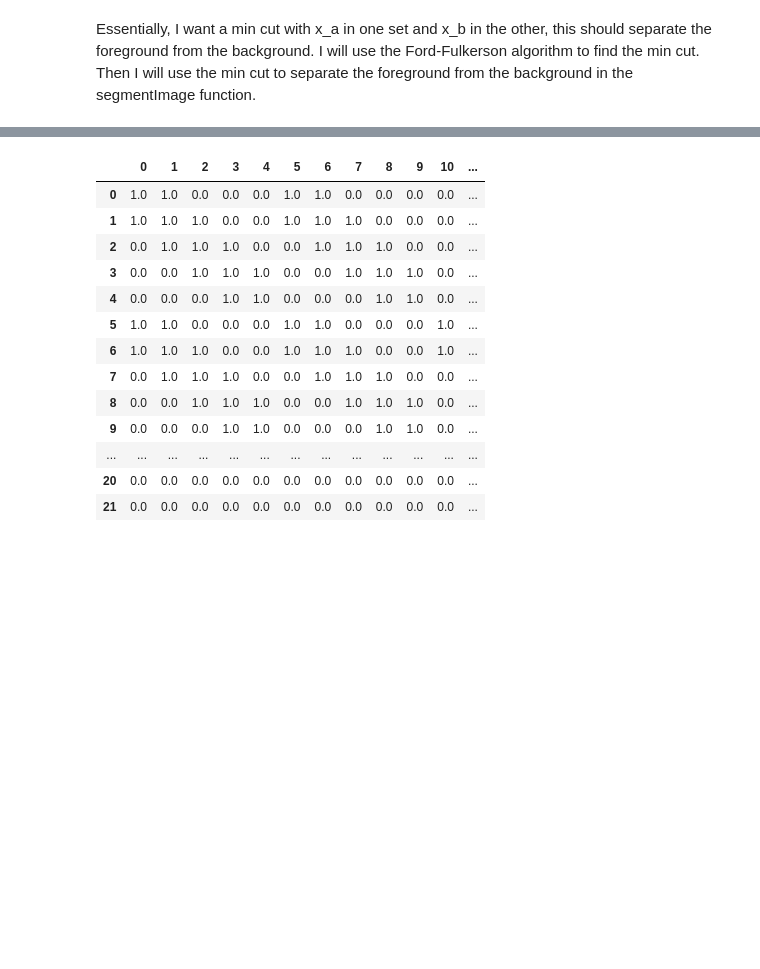
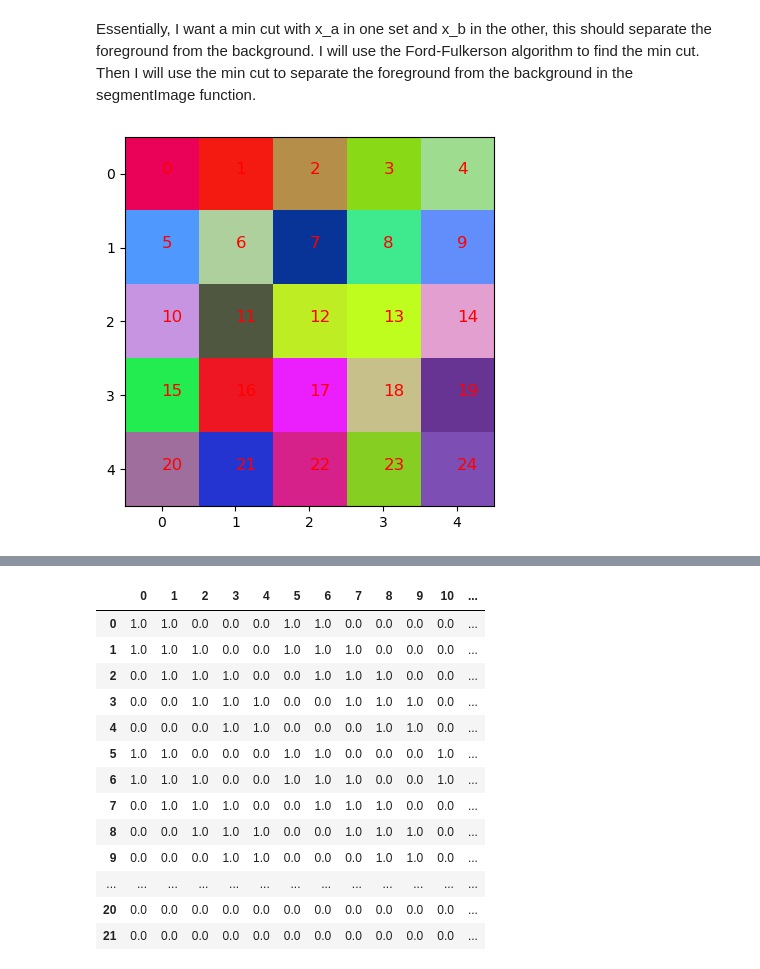
Before and after one commit to cake-dev/algo_stuff, a Jupyter notebook: Assignments/A2_FordFulkerson.ipynb, the cells around one changed output, grey strips where cells are left out. Cells and saved outputs as stored; diff of their text form; code cells hidden in the pictures; blank space fills up the shorter version.

```diff
--- a/Assignments/A2_FordFulkerson.ipynb
+++ b/Assignments/A2_FordFulkerson.ipynb
@@ -173,6 +173,8 @@ class SegmentationClass:
         source_idx = self.idx(source, N)
         sink_idx = self.idx(sink, N)
 
+        indices_max_flow = []
+
         def bfs(residual_graph, source_idx, sink_idx, parent):
             '''
             residual_graph: adjacency matrix of the residual graph
@@ -183,7 +185,7 @@ class SegmentationClass:
             returns: True if there is a path from source to sink in the residual graph
             '''
             visited = [False] * len(residual_graph) # initialize visited array
-            print(len(residual_graph))
+            # print(len(residual_graph))
             queue = []
             queue.append(source_idx) # add source to queue and mark it as visited
             visited[source_idx] = True
@@ -204,6 +206,8 @@ class SegmentationClass:
             while(s != source_idx): # find the minimum residual capacity of the edges along the path
                 path_flow = min(path_flow, graph[parent[s]][s])
                 s = parent[s] # update s to its parent
+                if s not in indices_max_flow:
+                    indices_max_flow.append(s)
 
             max_flow += path_flow # add path flow to max flow
 
@@ -213,8 +217,10 @@ class SegmentationClass:
                 graph[u][v] -= path_flow # subtract path flow from the edge
                 graph[v][u] += path_flow # add path flow to the reverse edge
                 v = parent[v] # update v to its parent
+                if v not in indices_max_flow:
+                    indices_max_flow.append(v)
 
-        return max_flow
+        return max_flow, indices_max_flow
 
     def is_reachable_from_source(self, graph, source, node):
         '''
@@ -224,21 +230,21 @@ class SegmentationClass:
 
         returns: True if node is reachable from source in the residual graph
         '''
-        # visited = [False] * len(graph) # initialize visited array
-        # visited must be a dict with keys as nodes ([x,y] coordinates) and values as True/False
         N = graph.shape[0]
         source_idx = self.idx(source, N)
         visited = [False] * N
+
+        # print(len(visited))
 
         def dfs(u):
             '''
             u: index of the node to start dfs
             Used to assist is_reachable_from_source
             '''
-            if u not in visited:
+            if visited[u] == False:
                 visited[u] = True
                 for ind, val in enumerate(graph[u]):
-                    if not visited.get(ind, False) and val > 0:
+                    if visited[ind] == False and val > 0:
                         dfs(ind)
 
         dfs(source_idx)
@@ -249,42 +255,73 @@ class SegmentationClass:
         # This method should implement the segmentation logic using Ford-Fulkerson algorithm.
         # We want to find the minimum cut in the graph constructed from the image, with x_a and x_b as the source and sink nodes.
         # The weights of the edges between the pixels are calculated using the calculate_weights method.
         N = I.shape[0]
         # Construct the adjacency matrix of the graph
         A = self.construct_adjacency_matrix(I)
 
         # Modify the graph based on the weights (capacities)
         for i in range(N):
             for j in range(N):
-                if (i, j) != tuple(self.x_a) and (i, j) != tuple(self.x_b):
+                if (i, j) != tuple(self.x_a) and (i, j) != tuple(self.x_b): # If the pixel is not x_a or x_b
                     a_x, b_x = self.calculate_weights(I, (i, j))
                     # Update the capacities in the graph based on a_x and b_x
                     # For example, adjust the capacity of edges connecting (i, j) to x_a and x_b
-                    # You can also add new edges to the graph if you want
                     A[i*N + j][self.x_a[0]*N + self.x_a[1]] = a_x
                     A[i*N + j][self.x_b[0]*N + self.x_b[1]] = b_x
-                else:
+                else: # If the pixel is x_a or x_b
                     A[i*N + j][self.x_a[0]*N + self.x_a[1]] = 100000
                     A[i*N + j][self.x_b[0]*N + self.x_b[1]] = 100000
 
         # Add source and sink to the graph with appropriate capacities
         for i in range(N):
             for j in range(N):
                 if (i, j) == tuple(self.x_a):
                     A[N*N - 1][i*N + j] = 100000
                 elif (i, j) == tuple(self.x_b):
                     A[i*N + j][N*N - 1] = 100000
 
+        # Run Ford-Fulkerson algorithm to find the minimum cut
+        max_flow, flow_indices = self.ford_fulkerson(A, self.x_a, self.x_b)
+        print(flow_indices)
 
-        # Find the maximum flow
-        max_flow = self.ford_fulkerson(A, self.x_a, self.x_b)
+        # # Find the minimum cut
+        # min_cut = []
+        # for i in range(N):
+        #     for j in range(N):
+        #         if self.is_reachable_from_source(A, self.x_a, i*N + j) and not self.is_reachable_from_source(A, self.x_b, i*N + j):
+        #             min_cut.append((i, j))
 
-        # Segment the image by determining which pixels are reachable from the source
-        segmented_image = np.zeros_like(I)
-        for i in range(N):
-            for j in range(N):
-                if self.is_reachable_from_source(A, self.x_a, self.idx([i, j], N)):
-                    print(i, j)
-                    segmented_image[i][j] = 255
+        # print(min_cut)
+
+        # # use the minimum cut to segment the image
+        # segmented_image = np.zeros_like(I)
+        # for i in range(N):
+        #     for j in range(N):
+        #         if (i, j) in min_cut:
+        #             segmented_image[i][j] = 1
+        #         else:
+        #             segmented_image[i][j] = 0
+
+        # use the flow indices to segment the image
+        segmented_image = [0] * (N*N)
+        for i in flow_indices:
+            segmented_image[i] = 1
+        segmented_image = np.array(segmented_image).reshape((N, N))
 
         return segmented_image
+
+
+# Example usage
+obj = SegmentationClass()
+obj.set_hyperparameters(p0=10, x_a=[0, 1], x_b=[1, 1])
+I = np.random.randint(0, 256, (5, 5, 3))  # Example image
+A = obj.construct_adjacency_matrix(I)
+
+# show the image, with labels in each pixel (ordered 0 to N^2)
+plt.imshow(I)
+for i in range(I.shape[0]):
+    for j in range(I.shape[1]):
+        plt.text(j, i, str(i * I.shape[0] + j), color='r', fontsize=12)
+plt.show()
+# %% [output]
+[figure, added]
```
Also changed, not shown: parts of 3 cells of this notebook.
